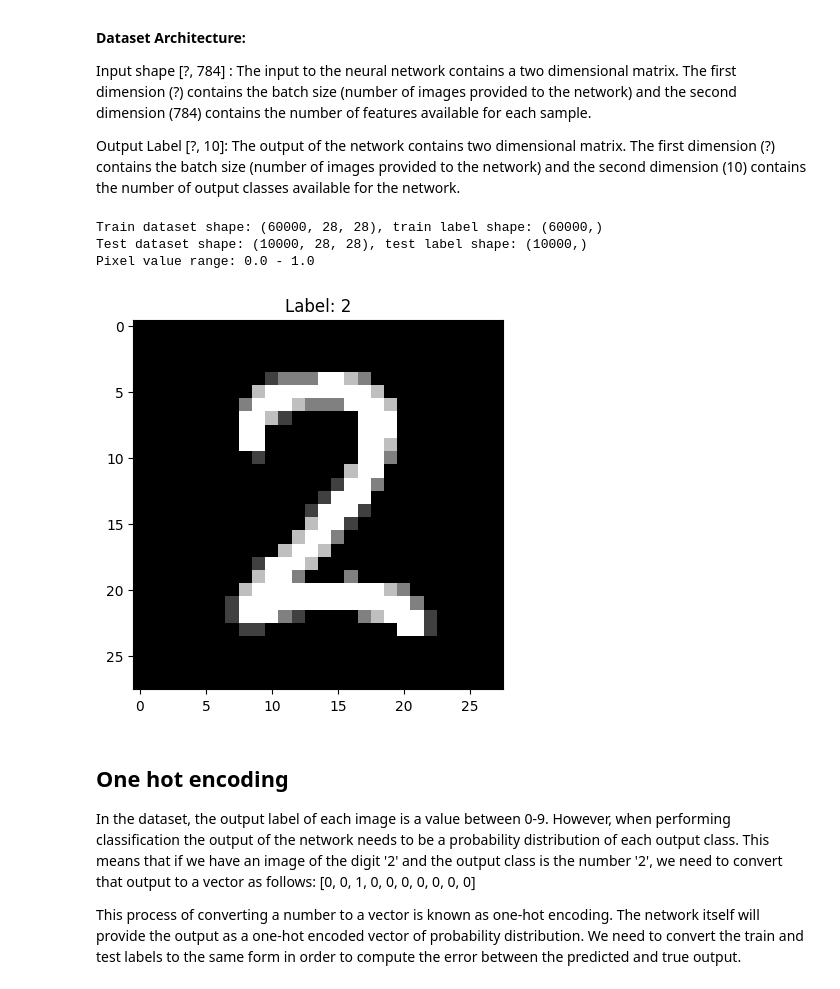
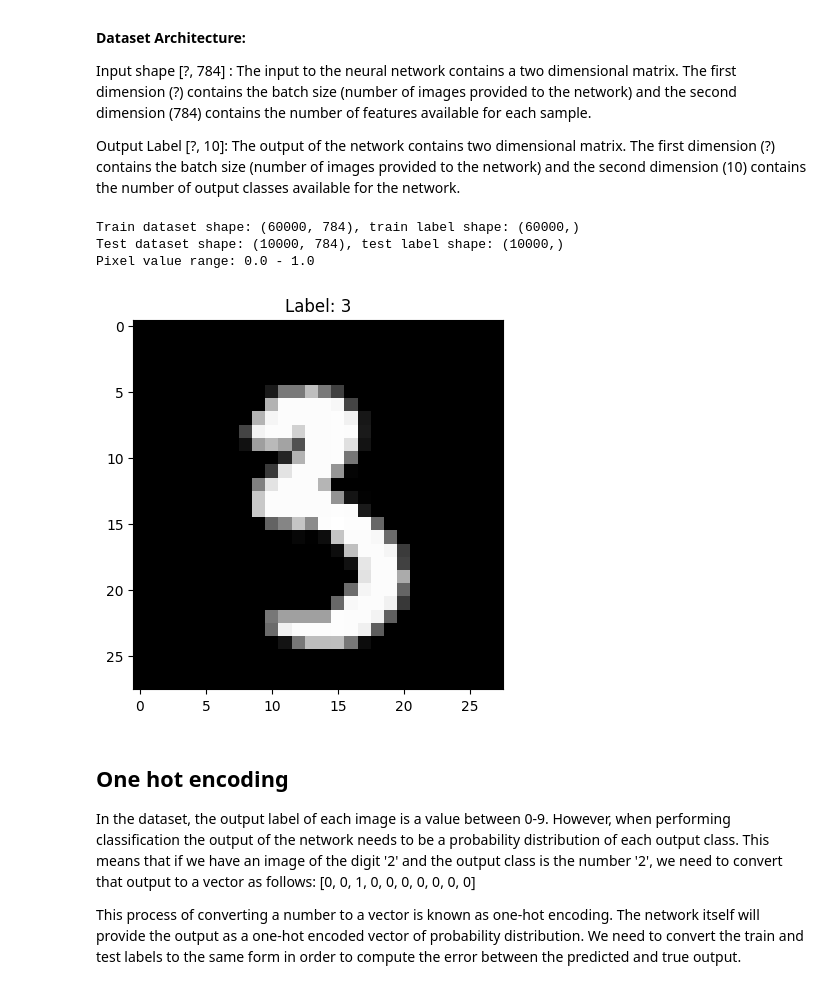
Before and after one commit to zuhairmhtb/NeuralNetworks, a Jupyter notebook: Neural Network from Scratch.ipynb, the cells around one changed output. Saved outputs shown, nothing was run; the diff lists cells and outputs as text; code cells hidden in the pictures.

```diff
--- a/Neural Network from Scratch.ipynb
+++ b/Neural Network from Scratch.ipynb
@@ -21,22 +21,22 @@ Output Label [?, 10]: The output of the network contains two dimensional matrix.
 # %%
 (X_train, y_train), (X_test, y_test) = mnist.load_data()
 
-X_train, X_test = X_train/255.0, X_test/255.0 # Scaling the dataset
+X_train, X_test = X_train.reshape(X_train.shape[0], -1)/255.0, X_test.reshape(X_test.shape[0], -1)/255.0 # Scaling the dataset
 print(f"Train dataset shape: {X_train.shape}, train label shape: {y_train.shape}")
 print(f"Test dataset shape: {X_test.shape}, test label shape: {y_test.shape}")
 
 print(f"Pixel value range: {np.min([np.min(X_train), np.min(X_test)])} - {np.max([np.max(X_train), np.max(X_test)])}")
 
 plt.figure()
 i = np.random.randint(0, len(X_train))
 plt.title("Label: " + str(y_train[i]))
 plt.imshow(X_train[i].reshape(28, 28), cmap='gray')
 plt.show()
 # %% [output]
-Train dataset shape: (60000, 28, 28), train label shape: (60000,)
-Test dataset shape: (10000, 28, 28), test label shape: (10000,)
+Train dataset shape: (60000, 784), train label shape: (60000,)
+Test dataset shape: (10000, 784), test label shape: (10000,)
 Pixel value range: 0.0 - 1.0
-[figure, old version]
+[figure, new version]
 # %% [markdown]
 ## One hot encoding
 
```
Also changed, not shown: parts of 22 cells of this notebook, 1 other file.
